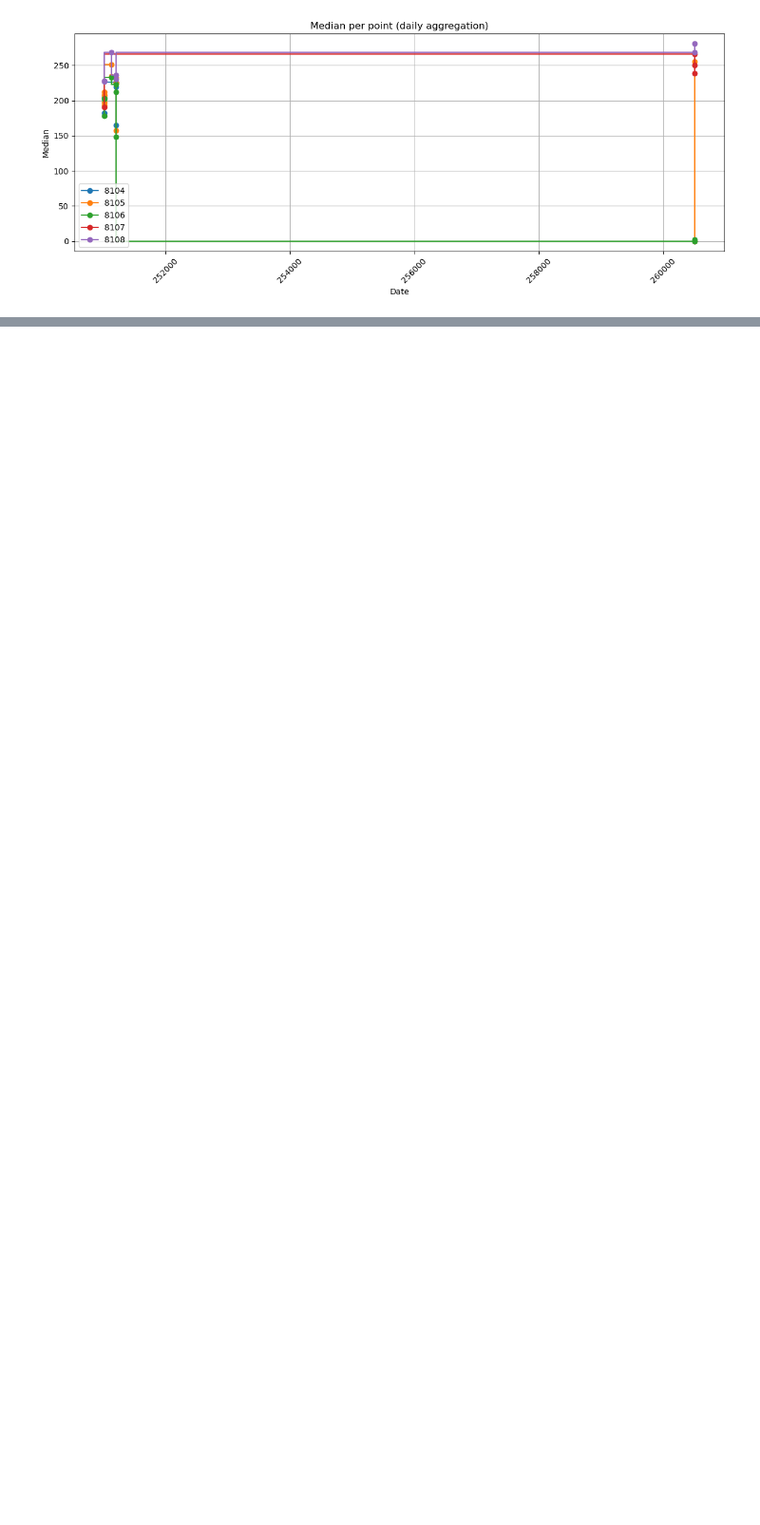
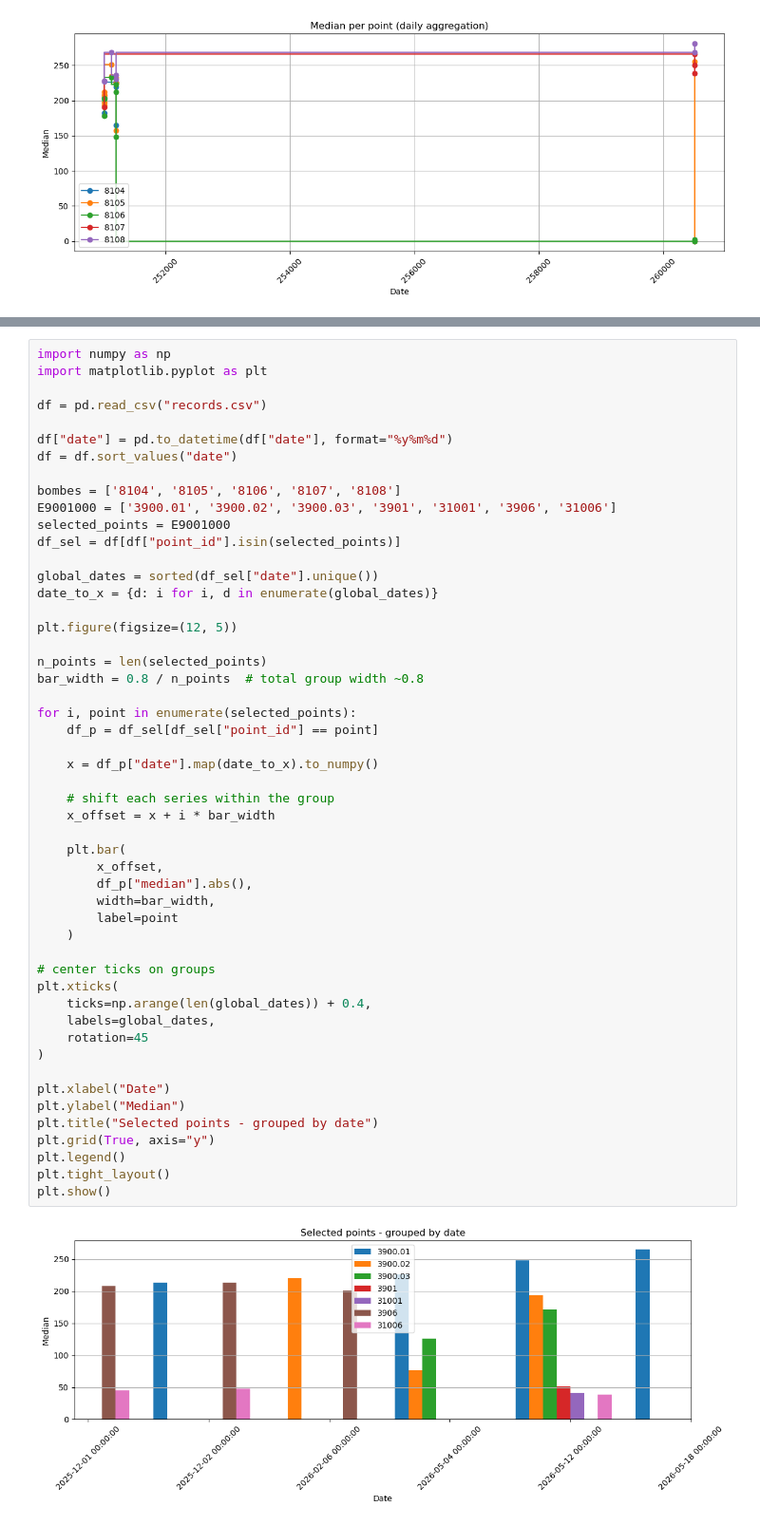
Before and after one commit to LeoDaVinci16/sxs, a Jupyter notebook: database/database.ipynb, the cells around one changed output, grey strips where cells are left out. Shown at 95% size. Drawn from its saved outputs; the diff is of its cells as text; blank space fills up the shorter version.

```diff
--- a/database/database.ipynb
+++ b/database/database.ipynb
@@ -463,3 +462,56 @@ plt.show()
+# %%
+import numpy as np
+import matplotlib.pyplot as plt
+
+df = pd.read_csv("records.csv")
+
+df["date"] = pd.to_datetime(df["date"], format="%y%m%d")
+df = df.sort_values("date")
+
+bombes = ['8104', '8105', '8106', '8107', '8108']
+E9001000 = ['3900.01', '3900.02', '3900.03', '3901', '31001', '3906', '31006']
+selected_points = E9001000
+df_sel = df[df["point_id"].isin(selected_points)]
+
+global_dates = sorted(df_sel["date"].unique())
+date_to_x = {d: i for i, d in enumerate(global_dates)}
+
+plt.figure(figsize=(12, 5))
+
+n_points = len(selected_points)
+bar_width = 0.8 / n_points  # total group width ~0.8
+
+for i, point in enumerate(selected_points):
+    df_p = df_sel[df_sel["point_id"] == point]
+
+    x = df_p["date"].map(date_to_x).to_numpy()
+
+    # shift each series within the group
+    x_offset = x + i * bar_width
+
+    plt.bar(
+        x_offset,
+        df_p["median"].abs(),
+        width=bar_width,
+        label=point
+    )
+
+# center ticks on groups
+plt.xticks(
+    ticks=np.arange(len(global_dates)) + 0.4,
+    labels=global_dates,
+    rotation=45
+)
+
+plt.xlabel("Date")
+plt.ylabel("Median")
+plt.title("Selected points - grouped by date")
+plt.grid(True, axis="y")
+plt.legend()
+plt.tight_layout()
+plt.show()
+# %% [output]
+[figure, added]
 # %%
 import pandas as pd
 
```
Also changed, not shown: parts of 7 cells of this notebook, 8 other files.
